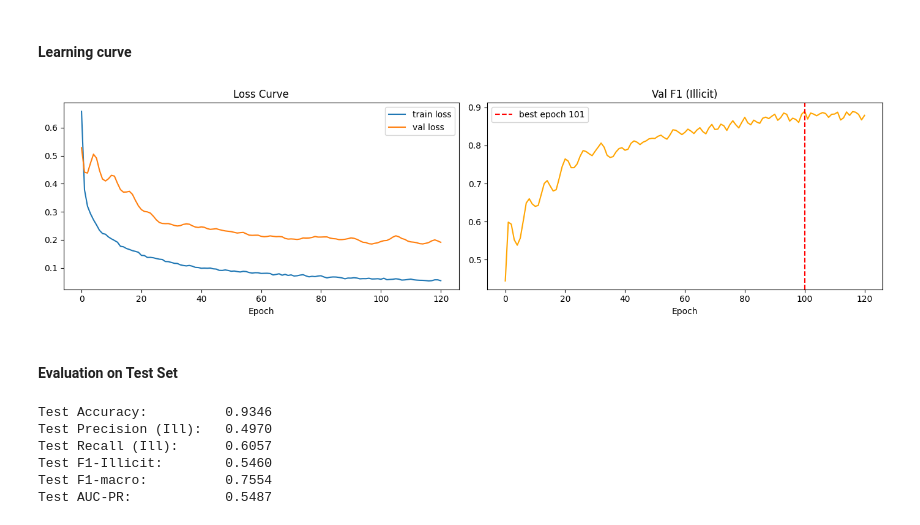
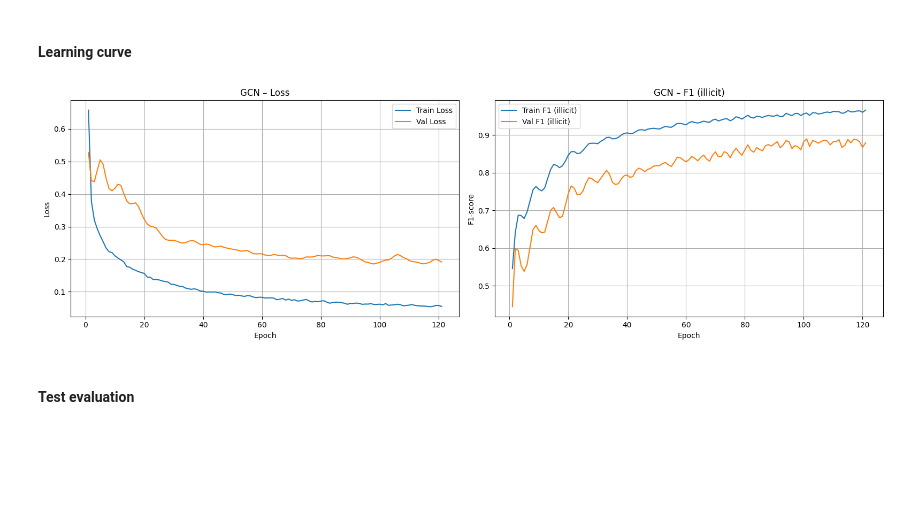
Before and after one commit to DuongXD-27/transaction-network-analysis, a Jupyter notebook: notebooks/graph-sage-full-batch.ipynb, the cells around one changed output. Drawn from its saved outputs; the diff is of its cells as text; code cells hidden in the pictures; blank space fills up the shorter version.

Commit message:
refactor: streamline the implementation process

```diff
--- a/notebooks/graph-sage-full-batch.ipynb
+++ b/notebooks/graph-sage-full-batch.ipynb
@@ -63,0 +21,2 @@ Data(x=[203769, 165], edge_index=[2, 468710], y=[203769], train_mask=[203769], v
+# %%
+data, device = load_and_preprocess_data('../data/processed/pyg_data.pt')
@@ -100,13 +64,5 @@ Number of parameters: 21,442
 # %%
-import math
-
 optimizer = torch.optim.Adam(model.parameters(), lr=0.01, weight_decay=5e-4)
-
-n_licit   = (data.y[data.train_mask] == 0).sum().item()
-n_illicit = (data.y[data.train_mask] == 1).sum().item()
-
-weight = torch.tensor([1.0, math.sqrt(n_licit / n_illicit)], dtype=torch.float).to(device)
+weight = compute_class_weights(data, device)
 criterion = torch.nn.CrossEntropyLoss(weight=weight)
-
-print(weight)
 # %% [output]
@@ -211,0 +72,7 @@ Gap at best epoch: 0.0685
+# %%
+history = train_with_early_stopping(
+    model, data, optimizer, criterion,
+    save_path='../saved_models/gcn_best.pt',
+    num_epochs=200,
+    patience=20,
+)
@@ -212,48 +97,8 @@ Gap at best epoch: 0.0685
 # %% [markdown]
 #### Learning curve
-# %%
-import os
-
-fig, (ax1, ax2) = plt.subplots(1, 2, figsize=(14, 4))
-
-ax1.plot(history['train_loss'], label='train loss')
-ax1.plot(history['val_loss'], label='val loss')
-ax1.set_title('Loss Curve')
-ax1.set_xlabel('Epoch')
-ax1.legend()
-
-ax2.plot(history['val_f1'], color='orange')
-ax2.axvline(x=best_epoch-1, color='red', linestyle='--', label=f'best epoch {best_epoch}')
-ax2.set_title('Val F1 (Illicit)')
-ax2.set_xlabel('Epoch')
-ax2.legend()
-
-plt.tight_layout()
-save_dir = '../reports/figures'
-file_path = f'{save_dir}/graphsage_training_curve.png'
-os.makedirs(save_dir, exist_ok=True)
-
-plt.savefig(file_path, dpi=150)
-plt.show()
-# %% [output]
-[figure, removed]
+# %%
+plot_learning_curves(history, model_name="GCN")
+# %% [output]
+[figure, added]
 # %% [markdown]
-#### Evaluation on Test Set
+#### Test evaluation
-# %%
-model.load_state_dict(torch.load('../saved_models/graphsage_best.pt'))
-
-test_metrics = evaluate(data.test_mask)
-
-print(f"Test Accuracy:          {test_metrics['accuracy']:.4f}")
-print(f"Test Precision (Ill):   {test_metrics['precision_ill']:.4f}")
-print(f"Test Recall (Ill):      {test_metrics['recall_ill']:.4f}")
-print(f"Test F1-Illicit:        {test_metrics['f1_ill']:.4f}")
-print(f"Test F1-macro:          {test_metrics['f1_macro']:.4f}")
-print(f"Test AUC-PR:            {test_metrics['auc_pr']:.4f}")
-# %% [output]
-Test Accuracy:          0.9346
-Test Precision (Ill):   0.4970
-Test Recall (Ill):      0.6057
-Test F1-Illicit:        0.5460
-Test F1-macro:          0.7554
-Test AUC-PR:            0.5487
```
Also changed, not shown: parts of 23 cells of this notebook.
